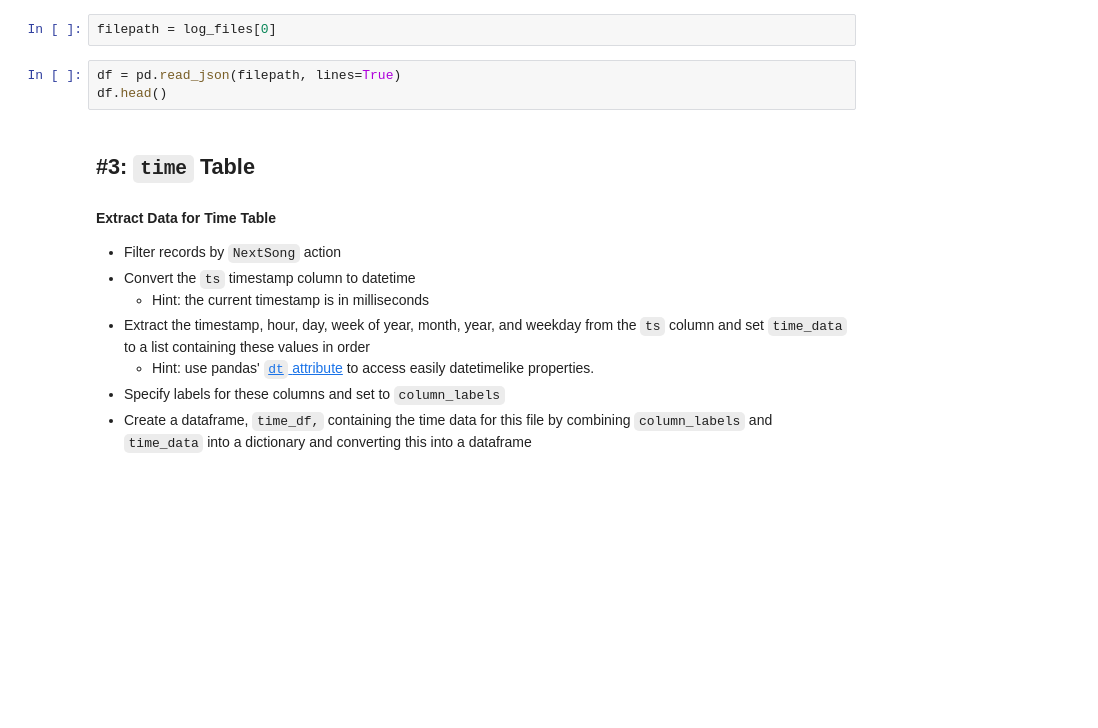
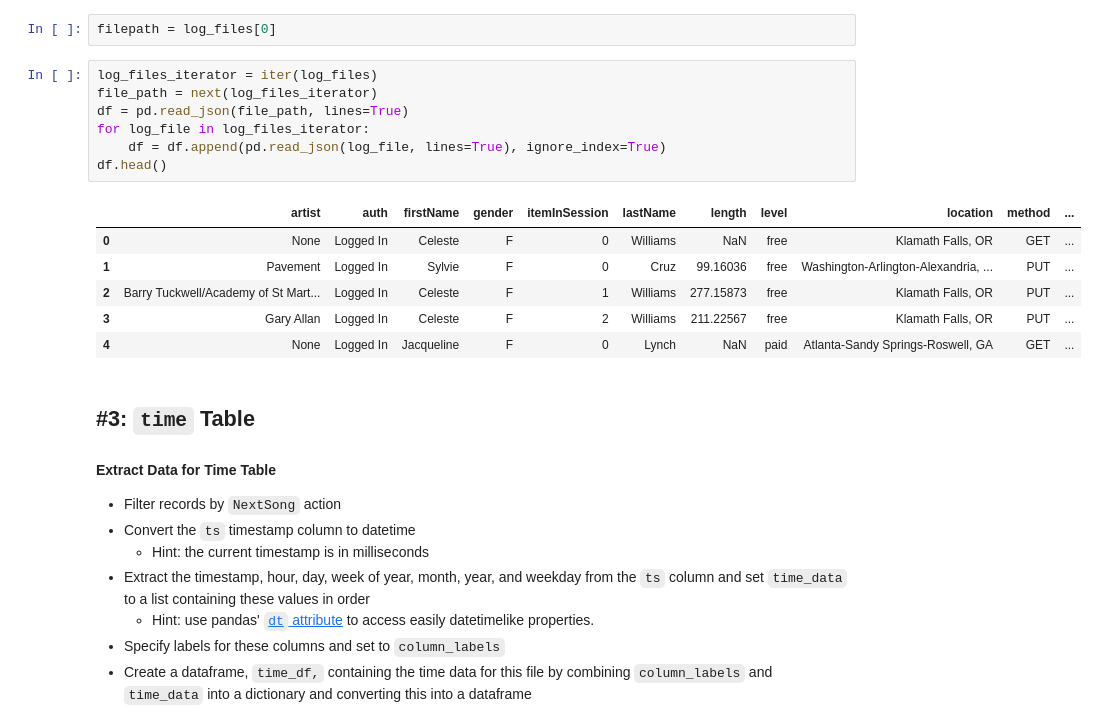
Before and after one commit to gabfr/data-engineering-nanodegree, a Jupyter notebook: 1-data-modeling/L3-Project_Data_Modeling_with_Postgres/etl.ipynb, the cells around one changed output. Saved outputs shown, nothing was run; the diff lists cells and outputs as text; blank space fills up the shorter version.

Commit message:
loading the time table on the ETL process

```diff
--- a/1-data-modeling/L3-Project_Data_Modeling_with_Postgres/etl.ipynb
+++ b/1-data-modeling/L3-Project_Data_Modeling_with_Postgres/etl.ipynb
@@ -125,9 +121,20 @@ Let's perform ETL on a single log file and load a single record into each table.
 log_files = get_files('data/log_data')
 # %%
 filepath = log_files[0]
-# %%
-df = pd.read_json(filepath, lines=True)
-df.head()
+# %%
+log_files_iterator = iter(log_files)
+file_path = next(log_files_iterator)
+df = pd.read_json(file_path, lines=True)
+for log_file in log_files_iterator:
+    df = df.append(pd.read_json(log_file, lines=True), ignore_index=True)
+df.head()
+# %% [output]
+|  | artist | auth | firstName | gender | itemInSession | lastName | length | level | location | method | ... |
+| 0 | None | Logged In | Celeste | F | 0 | Williams | NaN | free | Klamath Falls, OR | GET | ... |
+| 1 | Pavement | Logged In | Sylvie | F | 0 | Cruz | 99.16036 | free | Washington-Arlington-Alexandria, ... | PUT | ... |
+| 2 | Barry Tuckwell/Academy of St Mart... | Logged In | Celeste | F | 1 | Williams | 277.15873 | free | Klamath Falls, OR | PUT | ... |
+| 3 | Gary Allan | Logged In | Celeste | F | 2 | Williams | 211.22567 | free | Klamath Falls, OR | PUT | ... |
+| 4 | None | Logged In | Jacqueline | F | 0 | Lynch | NaN | paid | Atlanta-Sandy Springs-Roswell, GA | GET | ... |
 # %% [markdown]
 ## #3: `time` Table
 #### Extract Data for Time Table
```
Also changed, not shown: parts of 9 cells of this notebook, 1 other file.
